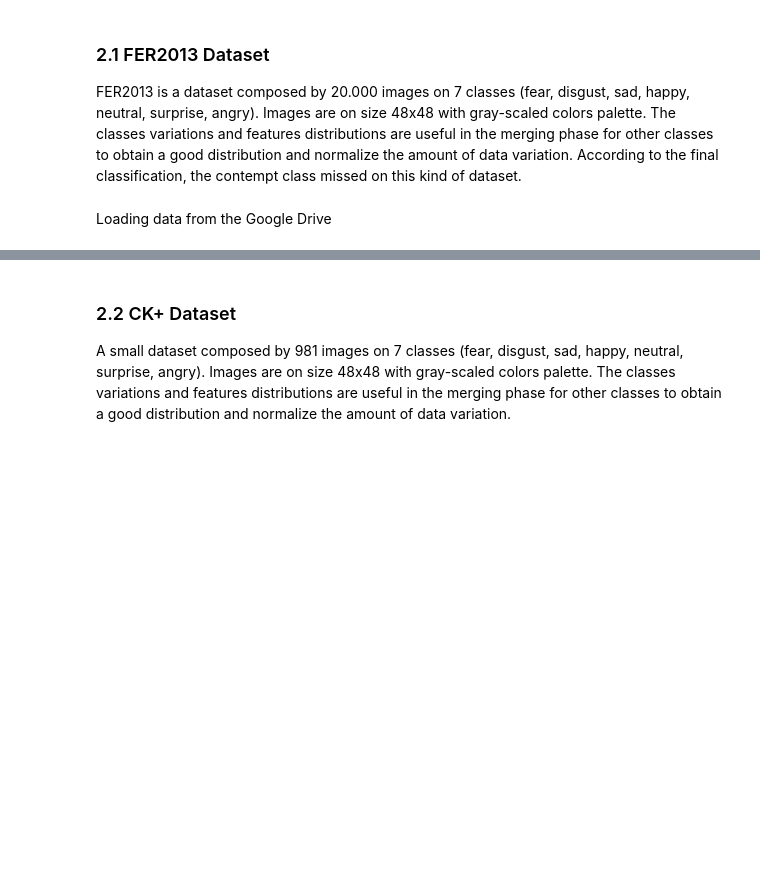
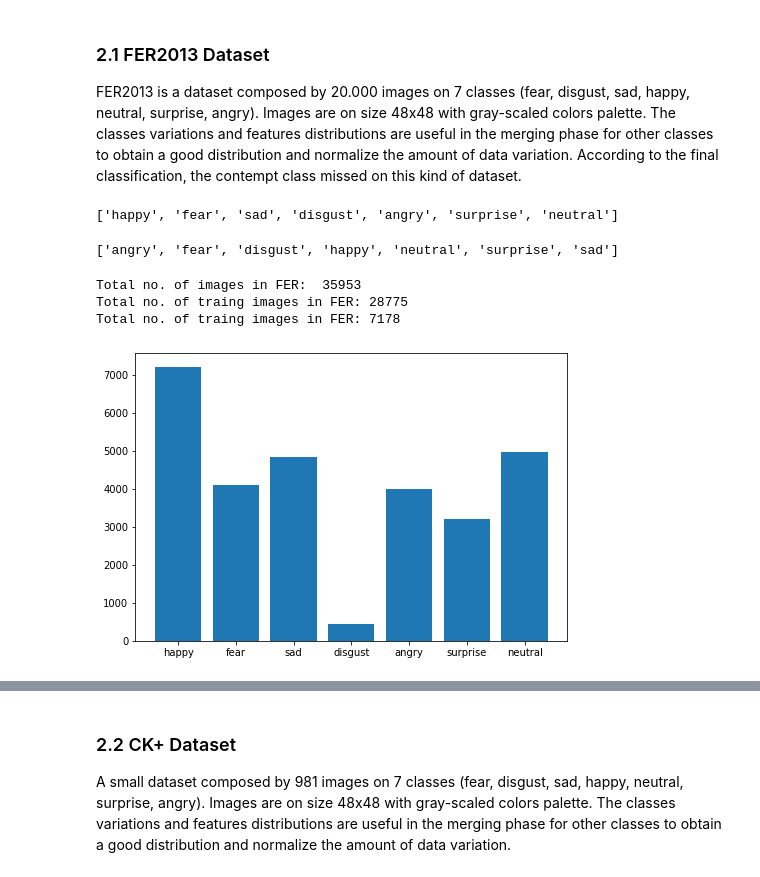
Before and after one commit to kode-git/vfer, a Jupyter notebook: ViT_Face_Emotion_Recognition.ipynb, the cells around one changed output, grey strips where cells are left out. Drawn from its saved outputs; the diff is of its cells as text; code cells hidden in the pictures; blank space fills up the shorter version.

```diff
--- a/ViT_Face_Emotion_Recognition.ipynb
+++ b/ViT_Face_Emotion_Recognition.ipynb
@@ -126,11 +166,42 @@ iw.counter_file_extension("/content/drive/MyDrive/Datasets/ViT/anger", "jpg")
 # %% [markdown]
 ### 2.1 FER2013 Dataset
 FER2013 is a dataset composed by 20.000 images on 7 classes (fear, disgust, sad, happy, neutral, surprise, angry). Images are on size 48x48 with gray-scaled colors palette. The classes variations and features distributions are useful in the merging phase for other classes to obtain a good distribution and normalize the amount of data variation. According to the final classification, the contempt class missed on this kind of dataset.
-# %% [markdown]
-Loading data from the Google Drive
 # %%
 num_classes = 7
 img_rows,img_cols = 48,48
 batch_size = 32
 
-data_dir_fer= '/content/drive/My Drive/Datasets/FER-2013/'
+data_train_fer = '/content/drive/My Drive/Datasets/FER-2013/train/*'
+data_val_fer = '/content/drive/My Drive/Datasets/FER-2013/val/*'
+
+fer_classes_t = iw.list_classes(data_train_fer)
+fer_classes_v = iw.list_classes(data_val_fer)
+# %%
+fer_classes_t
+# %% [output]
+['happy', 'fear', 'sad', 'disgust', 'angry', 'surprise', 'neutral']
+# %%
+fer_classes_v
+# %% [output]
+['angry', 'fear', 'disgust', 'happy', 'neutral', 'surprise', 'sad']
+# %%
+fer_train_tot = iw.counter_samples(data_train_fer)
+fer_val_tot = iw.counter_samples(data_val_fer)
+fer_tot = fer_train_tot + fer_val_tot
+print("Total no. of images in FER: ", fer_tot)
+print("Total no. of traing images in FER:", fer_train_tot)
+print("Total no. of traing images in FER:", fer_val_tot)
+# %% [output]
+Total no. of images in FER:  35953
+Total no. of traing images in FER: 28775
+Total no. of traing images in FER: 7178
+# %%
+fig = plt.figure()
+ax = fig.add_axes([0,0,1,1])
+langs = fer_classes_t
+count_dict_fert = iw.counter_samples_on_class(data_train_fer)
+x_1 = [count_dict_fert[cl] for cl in count_dict_fert.keys()]
+ax.bar(langs, x_1)
+plt.show()
+# %% [output]
+[figure, added]
```
Also changed, not shown: parts of 29 cells of this notebook.
